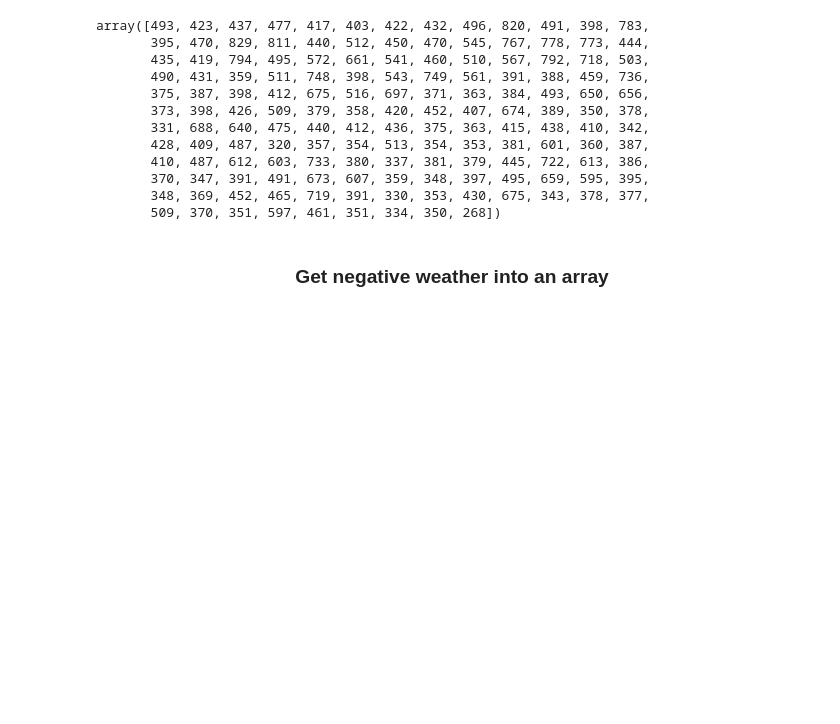
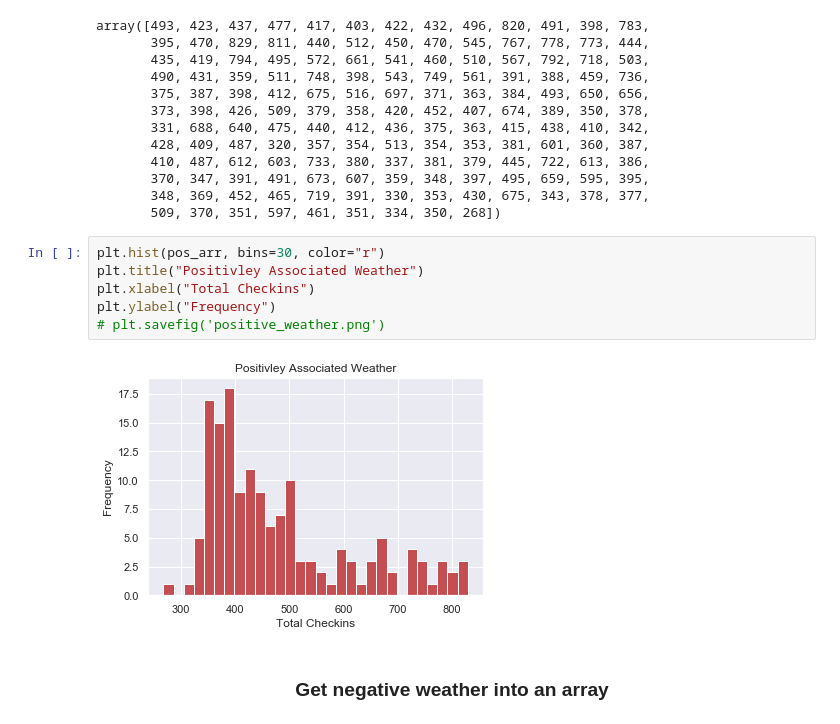
Before and after one commit to egitit/Yelp_Business_Check-ins_and_The-Weather, a Jupyter notebook: yelp_checkin_eda.ipynb, the cells around one changed output. Drawn from its saved outputs; the diff is of its cells as text; blank space fills up the shorter version.

```diff
--- a/yelp_checkin_eda.ipynb
+++ b/yelp_checkin_eda.ipynb
@@ -605,6 +604,14 @@ array([493, 423, 437, 477, 417, 403, 422, 432, 496, 820, 491, 398, 783,
        370, 347, 391, 491, 673, 607, 359, 348, 397, 495, 659, 595, 395,
        348, 369, 452, 465, 719, 391, 330, 353, 430, 675, 343, 378, 377,
        509, 370, 351, 597, 461, 351, 334, 350, 268])
+# %%
+plt.hist(pos_arr, bins=30, color="r")
+plt.title("Positivley Associated Weather")
+plt.xlabel("Total Checkins")
+plt.ylabel("Frequency")
+# plt.savefig('positive_weather.png')
+# %% [output]
+[figure, added]
 # %% [markdown]
 ### <center> Get negative weather into an array <center>
 # %%
```
Also changed, not shown: parts of 7 cells of this notebook, 4 other files.
